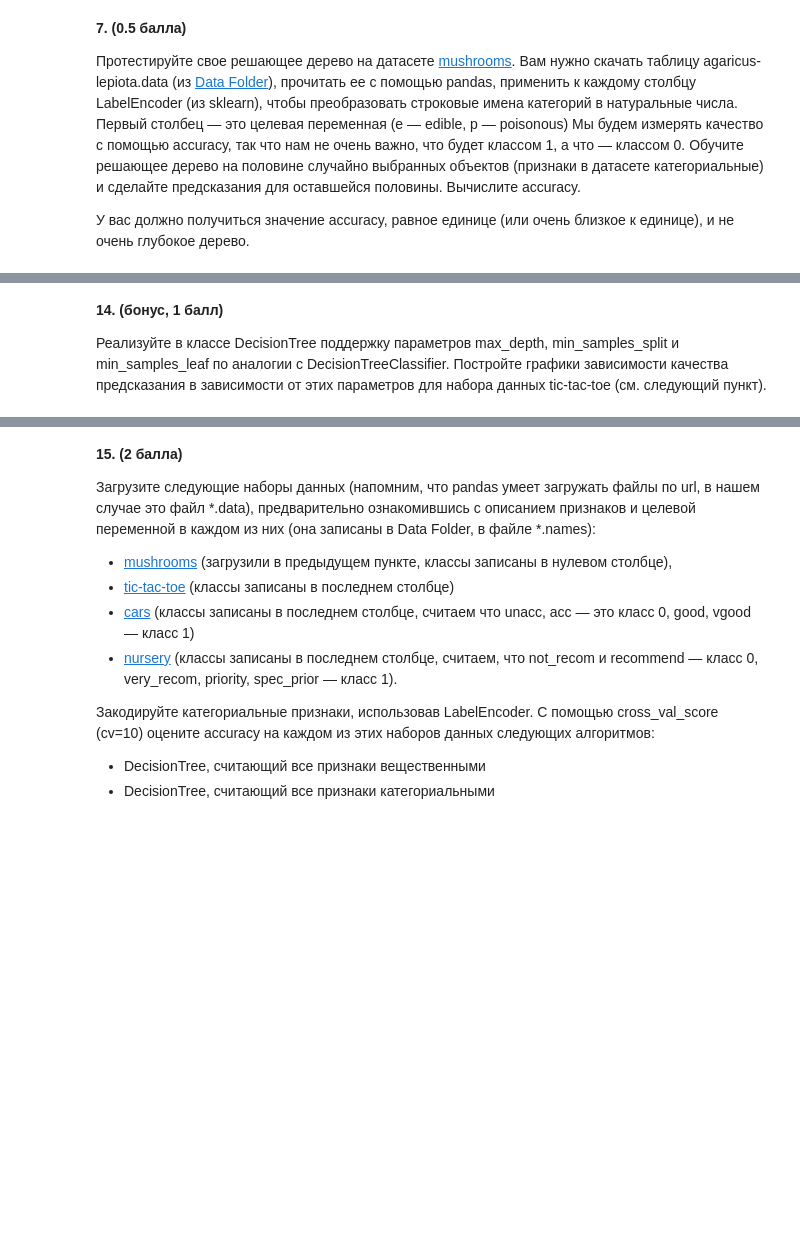
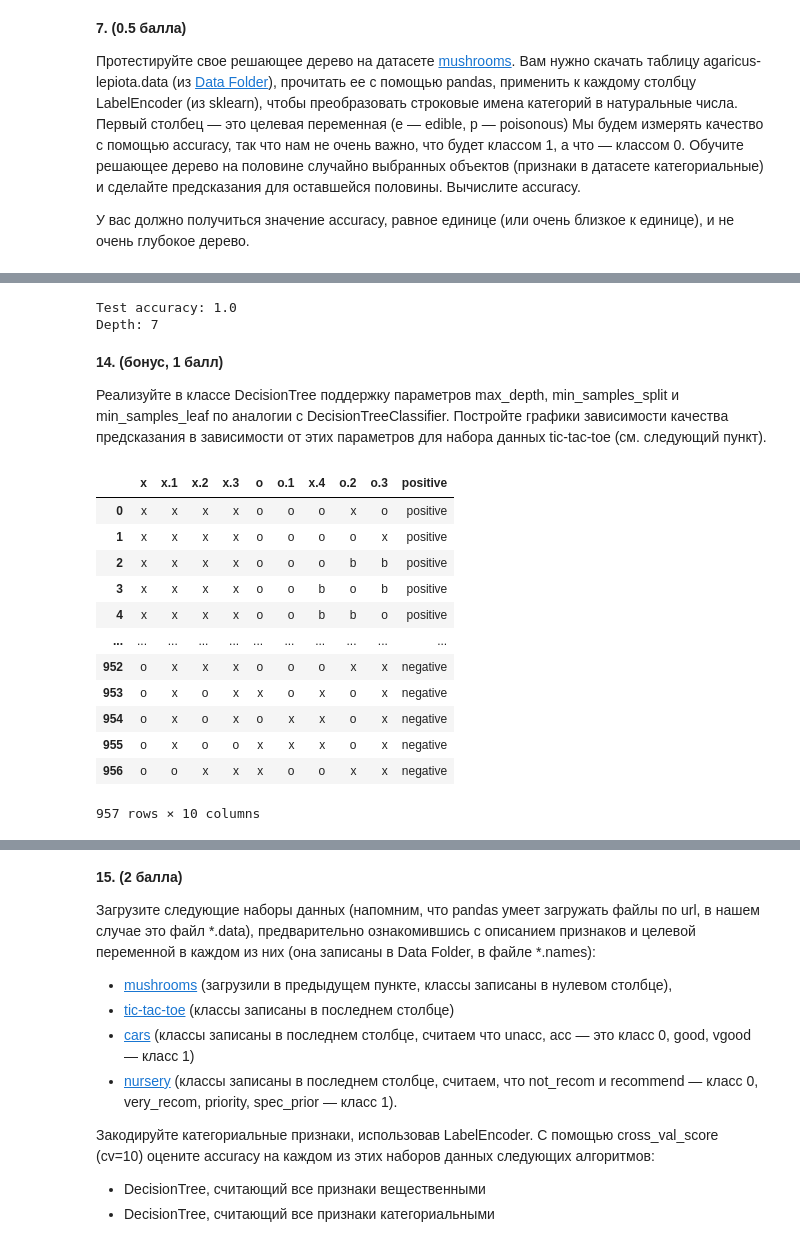
Before and after one commit to farrzik/Autumn_Python_2022, a Jupyter notebook: homework-07/homework-practice-07.ipynb, the cells around one changed output, grey strips where cells are left out. Cells and saved outputs as stored; diff of their text form; code cells hidden in the pictures; blank space fills up the shorter version.

```diff
--- a/homework-07/homework-practice-07.ipynb
+++ b/homework-07/homework-practice-07.ipynb
@@ -187,4 +193,31 @@ __7. (0.5 балла)__
+# %%
+mushrooms_t = np.array(mushrooms['p'])
+mushrooms_f = np.array(mushrooms.drop('p', axis = 1))
+x_train, x_test, y_train, y_test = train_test_split(mushrooms_f, mushrooms_t, test_size = 0.5, random_state = 15)
+DT_mushrooms = DecisionTreeClassifier().fit(x_train, y_train)
+print('Test accuracy:', DT_mushrooms.score(x_test, y_test))
+print('Depth:', DT_mushrooms.get_depth())
+# %% [output]
+Test accuracy: 1.0
+Depth: 7
 # %% [markdown]
 __14. (бонус, 1 балл)__
 
 Реализуйте в классе DecisionTree поддержку параметров max_depth, min_samples_split и min_samples_leaf по аналогии с DecisionTreeClassifier. Постройте графики зависимости качества предсказания в зависимости от этих параметров для набора данных tic-tac-toe (см. следующий пункт).
+# %%
+tic_tac_toe = pd.read_csv('tic-tac-toe.data')
+tic_tac_toe
+# %% [output]
+|  | x | x.1 | x.2 | x.3 | o | o.1 | x.4 | o.2 | o.3 | positive |
+| 0 | x | x | x | x | o | o | o | x | o | positive |
+| 1 | x | x | x | x | o | o | o | o | x | positive |
+| 2 | x | x | x | x | o | o | o | b | b | positive |
+| 3 | x | x | x | x | o | o | b | o | b | positive |
+| 4 | x | x | x | x | o | o | b | b | o | positive |
+| ... | ... | ... | ... | ... | ... | ... | ... | ... | ... | ... |
+| 952 | o | x | x | x | o | o | o | x | x | negative |
+| 953 | o | x | o | x | x | o | x | o | x | negative |
+| 954 | o | x | o | x | o | x | x | o | x | negative |
+| 955 | o | x | o | o | x | x | x | o | x | negative |
+| 956 | o | o | x | x | x | o | o | x | x | negative |
+957 rows × 10 columns
```
Also changed, not shown: parts of 20 cells of this notebook, 4 other files.
